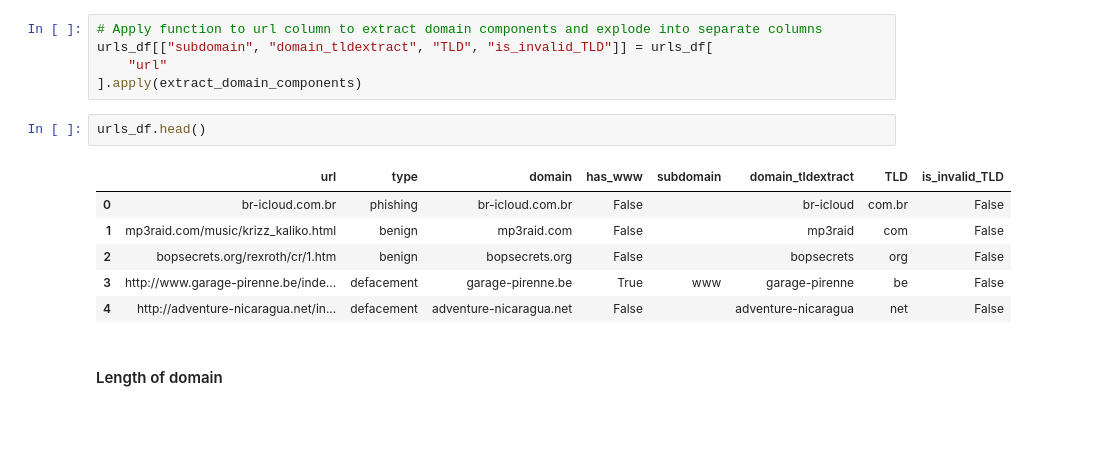
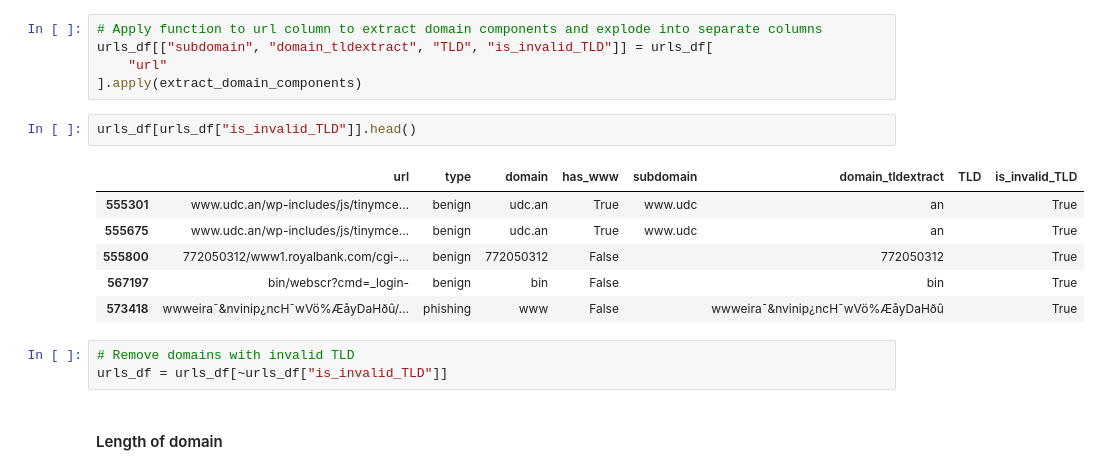
Before and after one commit to Kairixir/URL-domain-name-clustering, a Jupyter notebook: bachelor_thesis.ipynb, the cells around one changed output. Cells and saved outputs as stored; diff of their text form; blank space fills up the shorter version.

Commit message:
feat: remove domains with invalid TLD

```diff
--- a/bachelor_thesis.ipynb
+++ b/bachelor_thesis.ipynb
@@ -121,15 +121,18 @@ def extract_domain_components(url):
 urls_df[["subdomain", "domain_tldextract", "TLD", "is_invalid_TLD"]] = urls_df[
     "url"
 ].apply(extract_domain_components)
+# %%
+urls_df[urls_df["is_invalid_TLD"]].head()
+# %% [output]
+|  | url | type | domain | has_www | subdomain | domain_tldextract | TLD | is_invalid_TLD |
+| 555301 | www.udc.an/wp-includes/js/tinymce... | benign | udc.an | True | www.udc | an |  | True |
+| 555675 | www.udc.an/wp-includes/js/tinymce... | benign | udc.an | True | www.udc | an |  | True |
+| 555800 | 772050312/www1.royalbank.com/cgi-... | benign | 772050312 | False |  | 772050312 |  | True |
+| 567197 | bin/webscr?cmd=_login- | benign | bin | False |  | bin |  | True |
+| 573418 | wwweira¯&nvinip¿ncH¯wVö%ÆåyDaHðû/... | phishing | www | False |  | wwweira¯&nvinip¿ncH¯wVö%ÆåyDaHðû |  | True |
 # %%
-urls_df.head()
+# Remove domains with invalid TLD
+urls_df = urls_df[~urls_df["is_invalid_TLD"]]
-# %% [output]
-|  | url | type | domain | has_www | subdomain | domain_tldextract | TLD | is_invalid_TLD |
-| 0 | br-icloud.com.br | phishing | br-icloud.com.br | False |  | br-icloud | com.br | False |
-| 1 | mp3raid.com/music/krizz_kaliko.html | benign | mp3raid.com | False |  | mp3raid | com | False |
-| 2 | bopsecrets.org/rexroth/cr/1.htm | benign | bopsecrets.org | False |  | bopsecrets | org | False |
-| 3 | http://www.garage-pirenne.be/inde... | defacement | garage-pirenne.be | True | www | garage-pirenne | be | False |
-| 4 | http://adventure-nicaragua.net/in... | defacement | adventure-nicaragua.net | False |  | adventure-nicaragua | net | False |
 # %% [markdown]
 #### Length of domain
 # %% [markdown]
```
Also changed, not shown: parts of 2 cells of this notebook.
